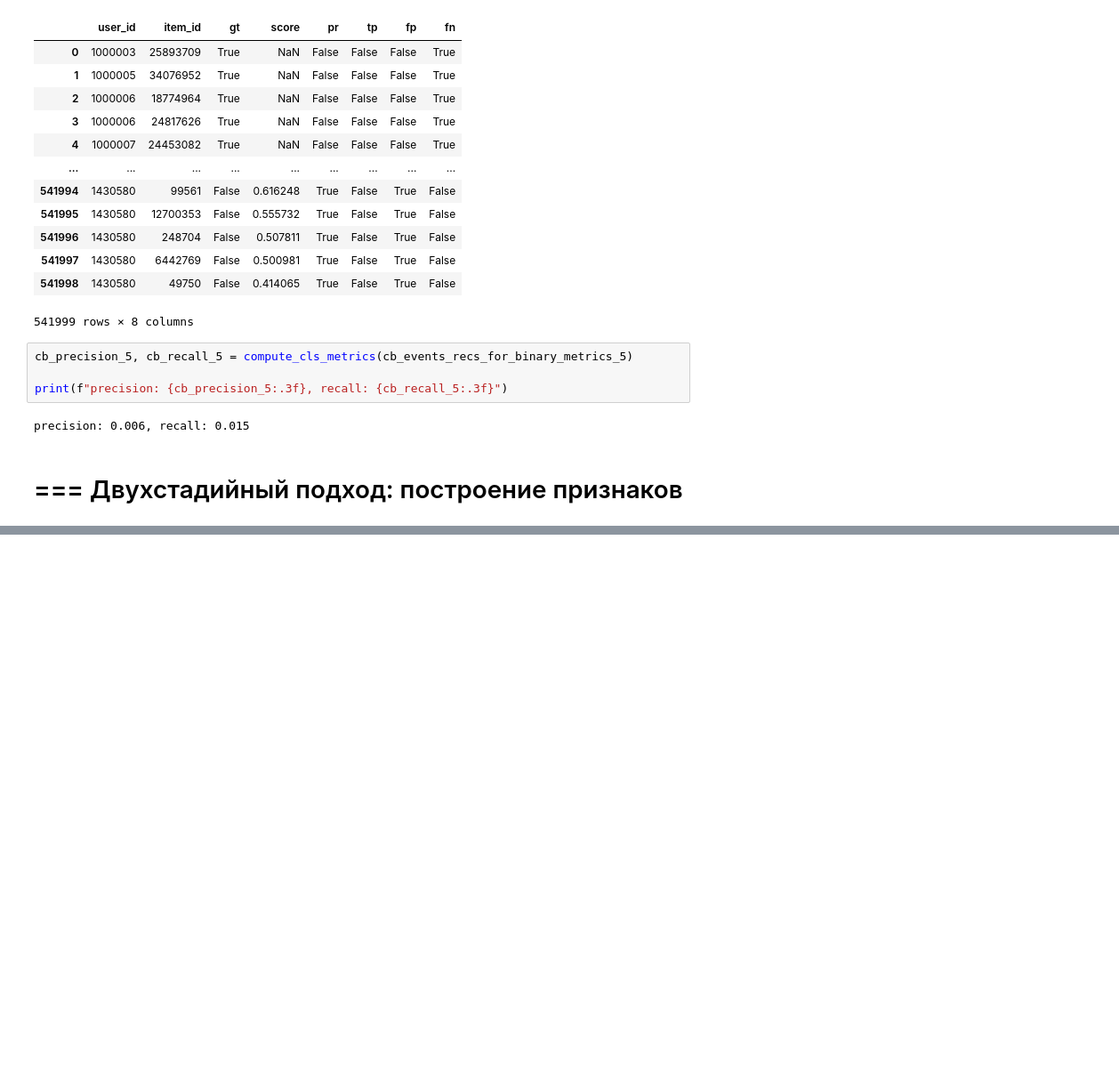
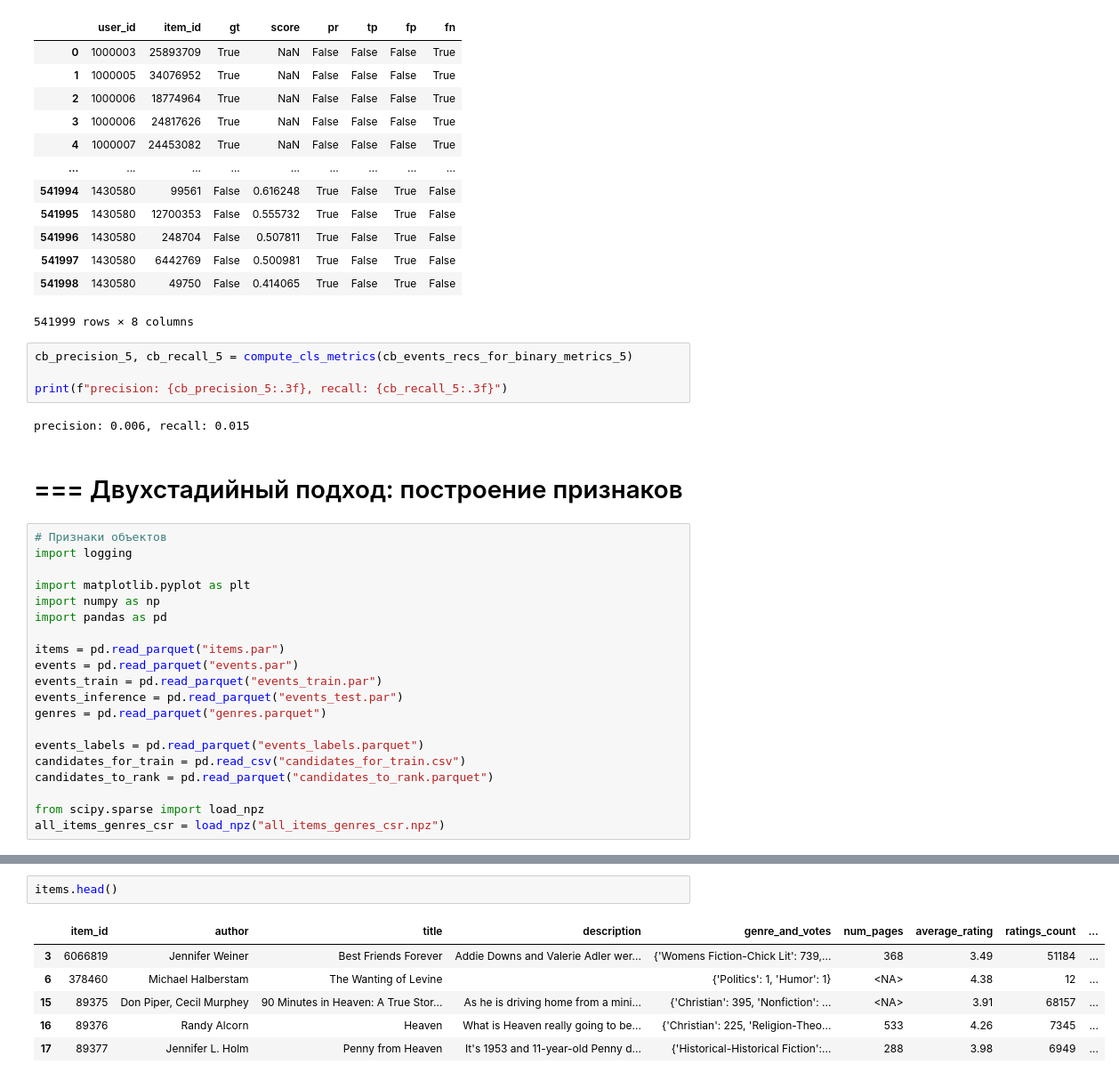
Before and after one commit to ozerge/mle-recsys-start, a Jupyter notebook: main_offline2.ipynb, the cells around one changed output, grey strips where cells are left out. Shown at 89% size. Cells and saved outputs as stored; diff of their text form; blank space fills up the shorter version.

```diff
--- a/main_offline2.ipynb
+++ b/main_offline2.ipynb
@@ -2601,3 +2611,23 @@ print(f"precision: {cb_precision_5:.3f}, recall: {cb_recall_5:.3f}")
 precision: 0.006, recall: 0.015
 # %% [markdown]
 # === Двухстадийный подход: построение признаков
+# %%
+# Признаки объектов
+import logging
+
+import matplotlib.pyplot as plt
+import numpy as np
+import pandas as pd
+
+items = pd.read_parquet("items.par")
+events = pd.read_parquet("events.par")
+events_train = pd.read_parquet("events_train.par")
+events_inference = pd.read_parquet("events_test.par")
+genres = pd.read_parquet("genres.parquet")
+
+events_labels = pd.read_parquet("events_labels.parquet")
+candidates_for_train = pd.read_csv("candidates_for_train.csv")
+candidates_to_rank = pd.read_parquet("candidates_to_rank.parquet")
+
+from scipy.sparse import load_npz
+all_items_genres_csr = load_npz("all_items_genres_csr.npz")
@@ -2603,0 +2652,9 @@ precision: 0.006, recall: 0.015
+# %%
+items.head()
+# %% [output]
+|  | item_id | author | title | description | genre_and_votes | num_pages | average_rating | ratings_count | ... |
+| 3 | 6066819 | Jennifer Weiner | Best Friends Forever | Addie Downs and Valerie Adler wer... | {'Womens Fiction-Chick Lit': 739,... | 368 | 3.49 | 51184 | ... |
+| 6 | 378460 | Michael Halberstam | The Wanting of Levine |  | {'Politics': 1, 'Humor': 1} | <NA> | 4.38 | 12 | ... |
+| 15 | 89375 | Don Piper, Cecil Murphey | 90 Minutes in Heaven: A True Stor... | As he is driving home from a mini... | {'Christian': 395, 'Nonfiction': ... | <NA> | 3.91 | 68157 | ... |
+| 16 | 89376 | Randy Alcorn | Heaven | What is Heaven really going to be... | {'Christian': 225, 'Religion-Theo... | 533 | 4.26 | 7345 | ... |
+| 17 | 89377 | Jennifer L. Holm | Penny from Heaven | It's 1953 and 11-year-old Penny d... | {'Historical-Historical Fiction':... | 288 | 3.98 | 6949 | ... |
```
Also changed, not shown: parts of 25 cells of this notebook, 2 other files.
